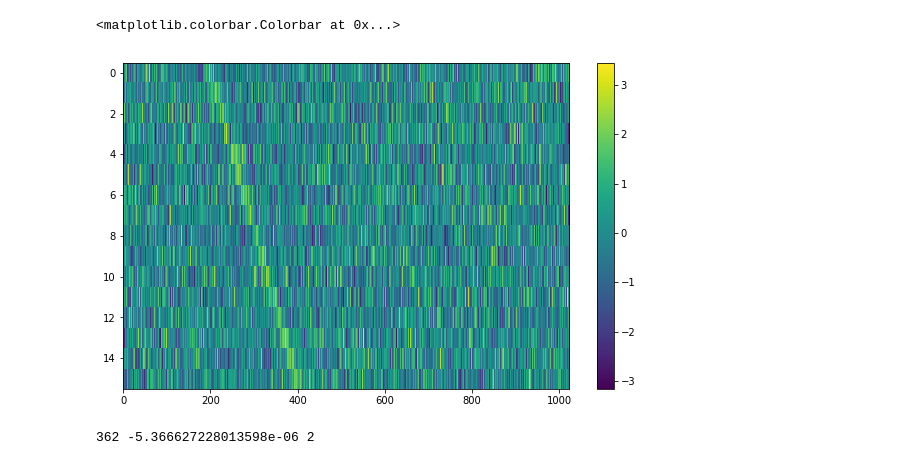
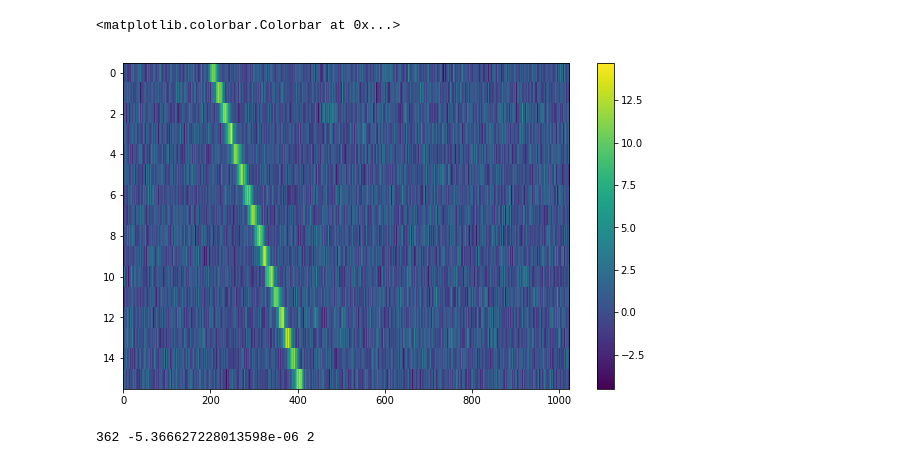
Before and after one commit to bbrzycki/setigen, a Jupyter notebook: jupyter-notebooks/Add_random_signal_parameters.ipynb, the cells around one changed output. Drawn from its saved outputs; the diff is of its cells as text; code cells hidden in the pictures.

```diff
--- a/jupyter-notebooks/Add_random_signal_parameters.ipynb
+++ b/jupyter-notebooks/Add_random_signal_parameters.ipynb
@@ -21,19 +21,19 @@ ts = np.arange(0, tchans*tsamp, tsamp)
 # %%
 signal = stg.generate(ts,
                           fs,
                           stg.constant_path(f_start = fs[200], drift_rate = -0.000002),
-                          stg.constant_t_profile(level = 2),
+                          stg.constant_t_profile(level = 10),
                           stg.gaussian_f_profile(width = 0.00002),
                           stg.constant_bp_profile(level = 1.0))
 
 fig = plt.figure(figsize=(10,6))
 # plt.imshow(signal, aspect='auto')
 
-plt.imshow(stg.normalize(stg.inject_noise(signal)), aspect='auto')
+plt.imshow(stg.normalize(stg.inject_noise(signal), cols=10, exclude=0.2, to_db=False, use_median=False), aspect='auto')
 plt.colorbar()
 # %% [output]
 <matplotlib.colorbar.Colorbar at 0x...>
-[figure, old version]
+[figure, new version]
 # %%
 start_index = np.random.randint(0,fchans)
 drift_rate = np.random.uniform(-start_index*df/(tsamp*tchans),
```
Also changed, not shown: 2 other files.
